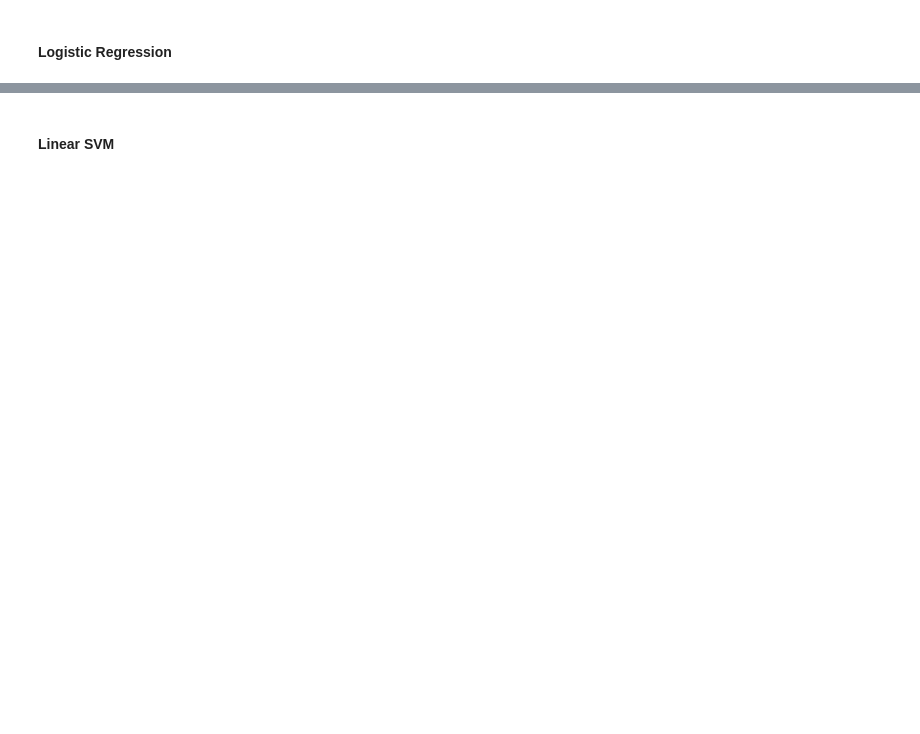
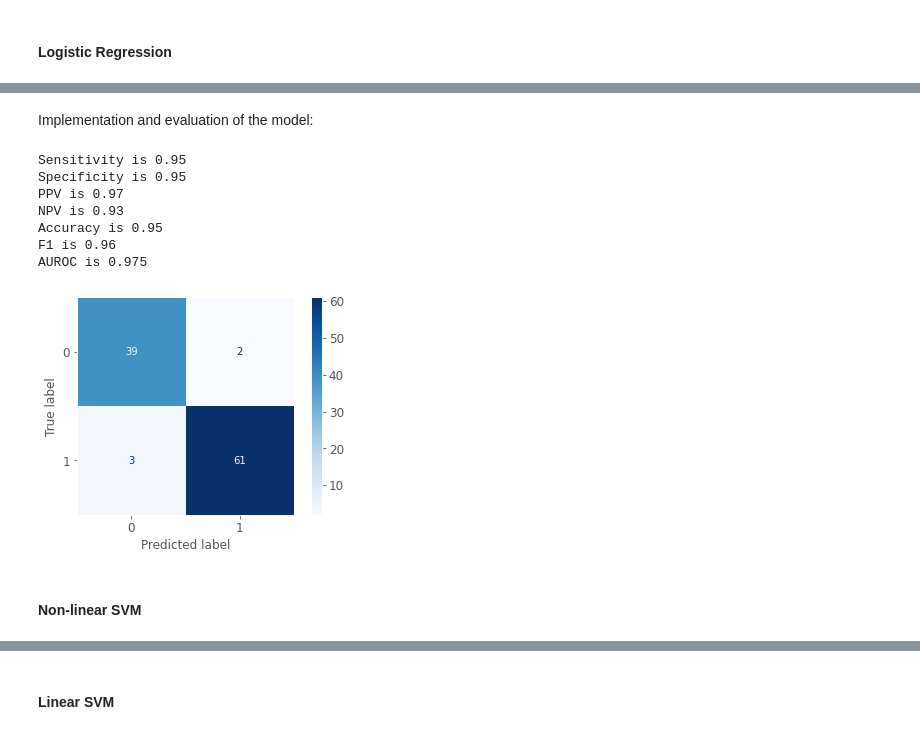
Before and after one commit to mlh-master/hw2_mlh-ofrirotem, a Jupyter notebook: HW2.ipynb, the cells around one changed output, grey strips where cells are left out. Cells and saved outputs as stored; diff of their text form; code cells hidden in the pictures; blank space fills up the shorter version.

```diff
--- a/HW2.ipynb
+++ b/HW2.ipynb
@@ -590,6 +523,6 @@ svm_lin = GridSearchCV(estimator=pipe,
              param_grid={'svm__kernel':['linear'], 'svm__C':C},
              scoring=['accuracy','f1','precision','recall','roc_auc'],
              cv=skf, refit='roc_auc', verbose=3, return_train_score=True)
-svm_lin.fit(X_train_scaled, Y_train)
+svm_lin.fit(X_train_hv, Y_train)
 # %% [output]
 Fitting 5 folds for each of 6 candidates, totalling 30 fits
@@ -624,0 +572,23 @@ print(svm_lin.best_params_)
+# %% [markdown]
+Implementation and evaluation of the model:
+# %%
+y_pred = best_svm_lin.predict(X_test_hv)
+y_pred_proba = best_svm_lin.predict_proba(X_test_hv)
+
+plot_confusion_matrix(best_svm_lin, X_test_hv, Y_test, cmap=plt.cm.Blues)
+plt.grid(False)
+
+print('Sensitivity is {:.2f} \nSpecificity is {:.2f} \nPPV is {:.2f} \nNPV is {:.2f} \nAccuracy is {:.2f} \nF1 is {:.2f} '.format(*evaluation_metrics(Y_test, y_pred)))
+
+print('AUROC is {:.3f}'.format(roc_auc_score(Y_test, y_pred_proba[:,1])))
+# %% [output]
+Sensitivity is 0.95
+Specificity is 0.95
+PPV is 0.97
+NPV is 0.93
+Accuracy is 0.95
+F1 is 0.96
+AUROC is 0.975
+[figure, added]
+# %% [markdown]
+#### Non-linear SVM
```
Also changed, not shown: parts of 97 cells of this notebook.
